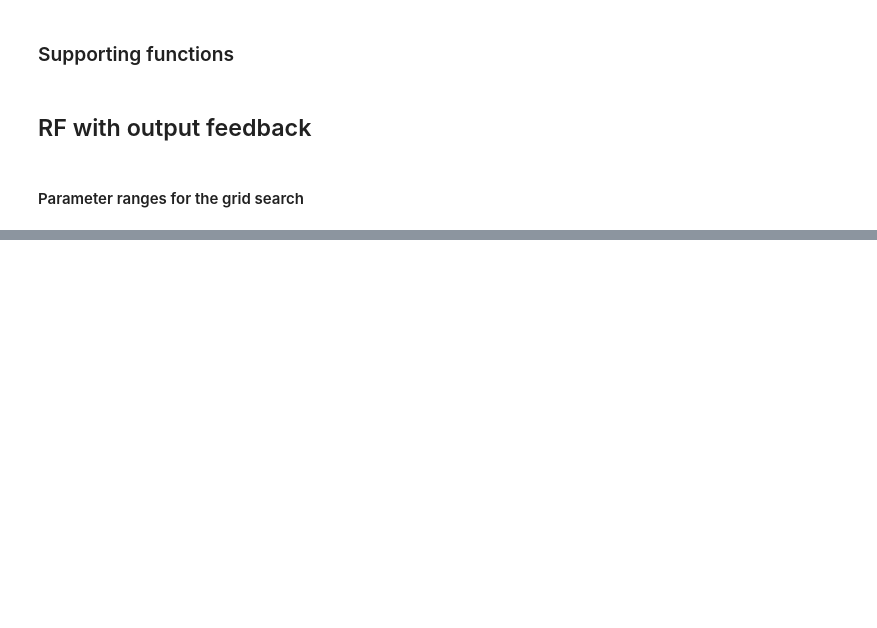
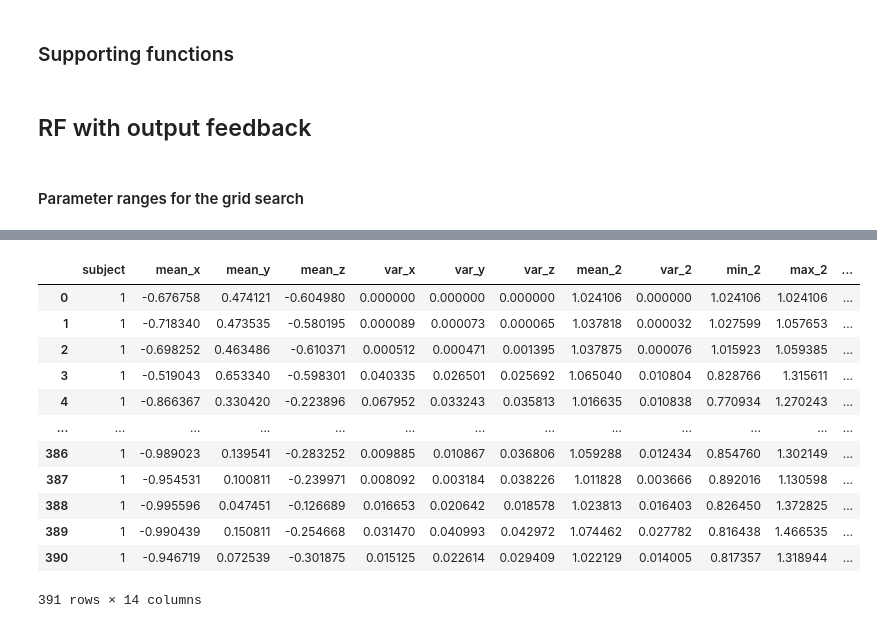
Before and after one commit to siva82kb/uluse_with_output_feedback, a Jupyter notebook: notebooks/01-rf-feedback-intersubject.ipynb, the cells around one changed output, grey strips where cells are left out. Drawn from its saved outputs; the diff is of its cells as text; code cells hidden in the pictures; blank space fills up the shorter version.

```diff
--- a/notebooks/01-rf-feedback-intersubject.ipynb
+++ b/notebooks/01-rf-feedback-intersubject.ipynb
@@ -183,0 +274,37 @@ for limb, df in data_features_df.items():
+# %%
+limbdf = limbdf[subcol + featcol + outcol]
+subj = []
+bestest = []
+limbdf_with_pred = pd.DataFrame(columns=limbdf.columns)
+# Iterate over the leave-one-subject-out training and testing data.
+_outerloop = outerloop_loso_split(limbdf, subcol[0])
+for train_df, test_df in tqdm(_outerloop):
+    # Current test subject
+    subj.append(test_df[subcol[0]].unique()[0])
+    # Generate train and test data array.
+    X_train = train_df[featcol].values
+    y_train = train_df[outcol].values.reshape(-1)
+
+    # Generate the inner-loop split
+    _innerloop = innerloop_loso_split(train_df, subcol[0])
+
+    # Now we are read to do grid search for hyperparameter tuning.
+    grid_search = GridSearchCV(classifier, param_grid=param_grid, cv=_innerloop,
+                               scoring=youden_scorer, n_jobs=-1)
+    grid_search.fit(X_train, y_train)
+
+    # Best estimator
+    bestest.append(grid_search.best_estimator_)
+
+    # Predict UL use for the rest data using the best estimator, and using
+    # the
+
+    test_df['ulusew_pred'] = grid_search.best_estimator_.predict(X_test)
+
+    # Append the test data with the predicted values
+    limbdf_with_pred = pd.concat([limbdf_with_pred, test_df], ignore_index=True)
+
+    break
+
+# Save the prediction data.
+limbdf_with_pred.to_csv(f"{OUTDIRDATA}/data_features_{limb}_{Nin}_downsampled_with_pred.csv", index=False)
@@ -184,2 +372,18 @@ for limb, df in data_features_df.items():
+# %%
+test_df
+# %% [output]
+|  | subject | mean_x | mean_y | mean_z | var_x | var_y | var_z | mean_2 | var_2 | min_2 | max_2 | ... |
+| 0 | 1 | -0.676758 | 0.474121 | -0.604980 | 0.000000 | 0.000000 | 0.000000 | 1.024106 | 0.000000 | 1.024106 | 1.024106 | ... |
+| 1 | 1 | -0.718340 | 0.473535 | -0.580195 | 0.000089 | 0.000073 | 0.000065 | 1.037818 | 0.000032 | 1.027599 | 1.057653 | ... |
+| 2 | 1 | -0.698252 | 0.463486 | -0.610371 | 0.000512 | 0.000471 | 0.001395 | 1.037875 | 0.000076 | 1.015923 | 1.059385 | ... |
+| 3 | 1 | -0.519043 | 0.653340 | -0.598301 | 0.040335 | 0.026501 | 0.025692 | 1.065040 | 0.010804 | 0.828766 | 1.315611 | ... |
+| 4 | 1 | -0.866367 | 0.330420 | -0.223896 | 0.067952 | 0.033243 | 0.035813 | 1.016635 | 0.010838 | 0.770934 | 1.270243 | ... |
+| ... | ... | ... | ... | ... | ... | ... | ... | ... | ... | ... | ... | ... |
+| 386 | 1 | -0.989023 | 0.139541 | -0.283252 | 0.009885 | 0.010867 | 0.036806 | 1.059288 | 0.012434 | 0.854760 | 1.302149 | ... |
+| 387 | 1 | -0.954531 | 0.100811 | -0.239971 | 0.008092 | 0.003184 | 0.038226 | 1.011828 | 0.003666 | 0.892016 | 1.130598 | ... |
+| 388 | 1 | -0.995596 | 0.047451 | -0.126689 | 0.016653 | 0.020642 | 0.018578 | 1.023813 | 0.016403 | 0.826450 | 1.372825 | ... |
+| 389 | 1 | -0.990439 | 0.150811 | -0.254668 | 0.031470 | 0.040993 | 0.042972 | 1.074462 | 0.027782 | 0.816438 | 1.466535 | ... |
+| 390 | 1 | -0.946719 | 0.072539 | -0.301875 | 0.015125 | 0.022614 | 0.029409 | 1.022129 | 0.014005 | 0.817357 | 1.318944 | ... |
+391 rows × 14 columns
 # %%
 # %% [output]
```
Also changed, not shown: parts of 37 cells of this notebook, 3 other files.
